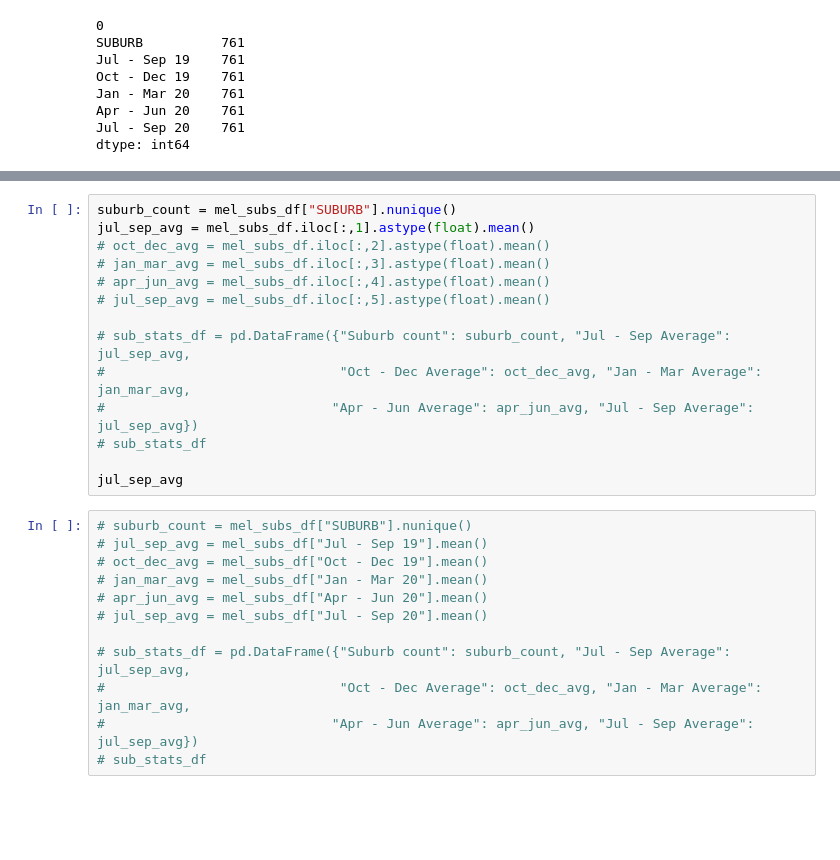
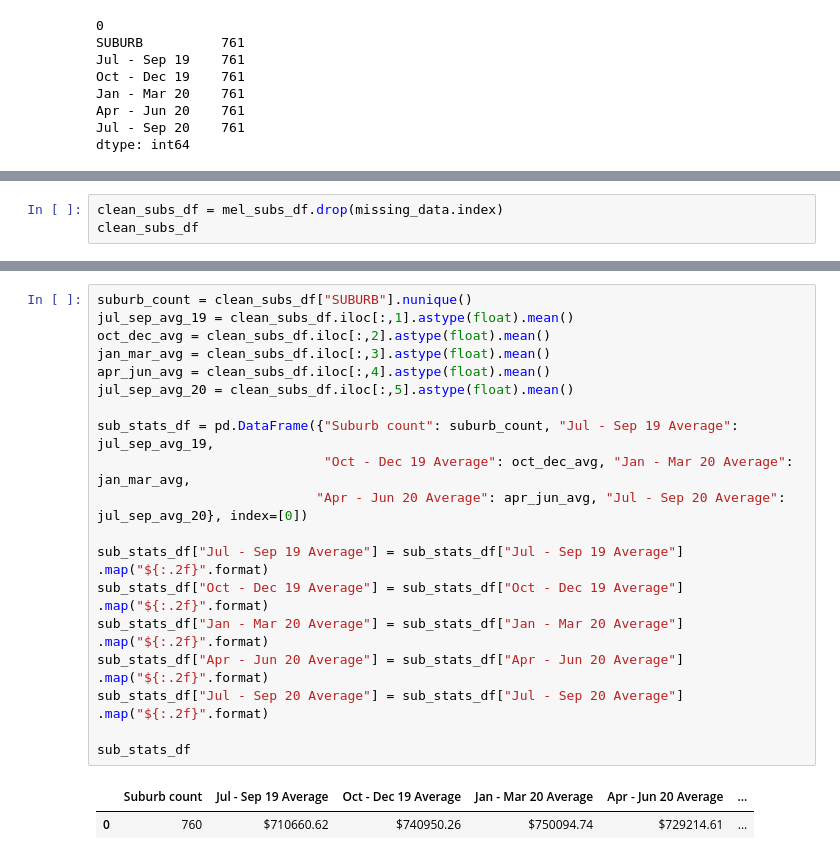
Before and after one commit to LP-116/Project-1, a Jupyter notebook: Mel_suburb_analysis.ipynb, the cells around one changed output, grey strips where cells are left out. Drawn from its saved outputs; the diff is of its cells as text; blank space fills up the shorter version.

```diff
--- a/Mel_suburb_analysis.ipynb
+++ b/Mel_suburb_analysis.ipynb
@@ -152,0 +154,3 @@ avg_test
+# %%
+clean_subs_df = mel_subs_df.drop(missing_data.index)
+clean_subs_df
@@ -153,26 +171,22 @@ avg_test
 # %%
-suburb_count = mel_subs_df["SUBURB"].nunique()
-jul_sep_avg = mel_subs_df.iloc[:,1].astype(float).mean()
-# oct_dec_avg = mel_subs_df.iloc[:,2].astype(float).mean()
-# jan_mar_avg = mel_subs_df.iloc[:,3].astype(float).mean()
-# apr_jun_avg = mel_subs_df.iloc[:,4].astype(float).mean()
-# jul_sep_avg = mel_subs_df.iloc[:,5].astype(float).mean()
+suburb_count = clean_subs_df["SUBURB"].nunique()
+jul_sep_avg_19 = clean_subs_df.iloc[:,1].astype(float).mean()
+oct_dec_avg = clean_subs_df.iloc[:,2].astype(float).mean()
+jan_mar_avg = clean_subs_df.iloc[:,3].astype(float).mean()
+apr_jun_avg = clean_subs_df.iloc[:,4].astype(float).mean()
+jul_sep_avg_20 = clean_subs_df.iloc[:,5].astype(float).mean()
 
-# sub_stats_df = pd.DataFrame({"Suburb count": suburb_count, "Jul - Sep Average": jul_sep_avg,
-#                              "Oct - Dec Average": oct_dec_avg, "Jan - Mar Average": jan_mar_avg,
-#                             "Apr - Jun Average": apr_jun_avg, "Jul - Sep Average": jul_sep_avg})
-# sub_stats_df
+sub_stats_df = pd.DataFrame({"Suburb count": suburb_count, "Jul - Sep 19 Average": jul_sep_avg_19,
+                             "Oct - Dec 19 Average": oct_dec_avg, "Jan - Mar 20 Average": jan_mar_avg,
+                            "Apr - Jun 20 Average": apr_jun_avg, "Jul - Sep 20 Average": jul_sep_avg_20}, index=[0])
 
-jul_sep_avg
+sub_stats_df["Jul - Sep 19 Average"] = sub_stats_df["Jul - Sep 19 Average"] .map("${:.2f}".format)
+sub_stats_df["Oct - Dec 19 Average"] = sub_stats_df["Oct - Dec 19 Average"] .map("${:.2f}".format)
+sub_stats_df["Jan - Mar 20 Average"] = sub_stats_df["Jan - Mar 20 Average"] .map("${:.2f}".format)
+sub_stats_df["Apr - Jun 20 Average"] = sub_stats_df["Apr - Jun 20 Average"] .map("${:.2f}".format)
+sub_stats_df["Jul - Sep 20 Average"] = sub_stats_df["Jul - Sep 20 Average"] .map("${:.2f}".format)
+
+sub_stats_df
+# %% [output]
+|  | Suburb count | Jul - Sep 19 Average | Oct - Dec 19 Average | Jan - Mar 20 Average | Apr - Jun 20 Average | ... |
+| 0 | 760 | $710660.62 | $740950.26 | $750094.74 | $729214.61 | ... |
-# %%
-# suburb_count = mel_subs_df["SUBURB"].nunique()
-# jul_sep_avg = mel_subs_df["Jul - Sep 19"].mean()
-# oct_dec_avg = mel_subs_df["Oct - Dec 19"].mean()
-# jan_mar_avg = mel_subs_df["Jan - Mar 20"].mean()
-# apr_jun_avg = mel_subs_df["Apr - Jun 20"].mean()
-# jul_sep_avg = mel_subs_df["Jul - Sep 20"].mean()
-
-# sub_stats_df = pd.DataFrame({"Suburb count": suburb_count, "Jul - Sep Average": jul_sep_avg,
-#                              "Oct - Dec Average": oct_dec_avg, "Jan - Mar Average": jan_mar_avg,
-#                             "Apr - Jun Average": apr_jun_avg, "Jul - Sep Average": jul_sep_avg})
-# sub_stats_df
```
Also changed, not shown: parts of 3 cells of this notebook.
